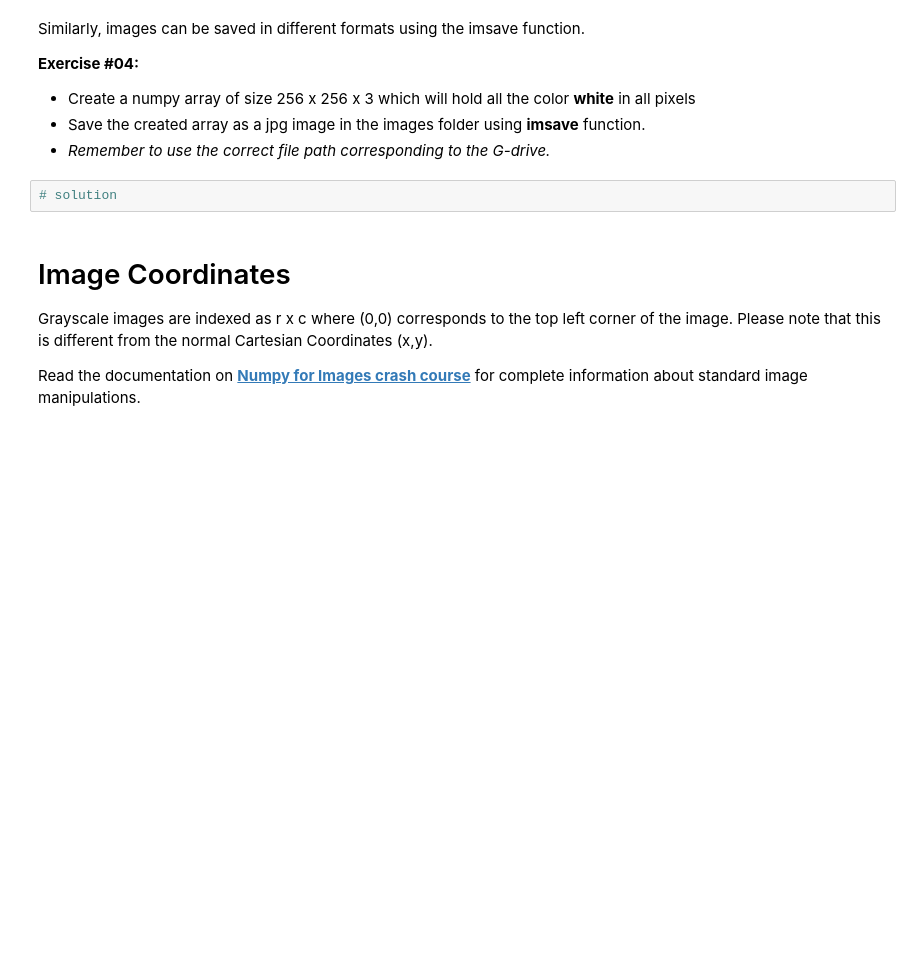
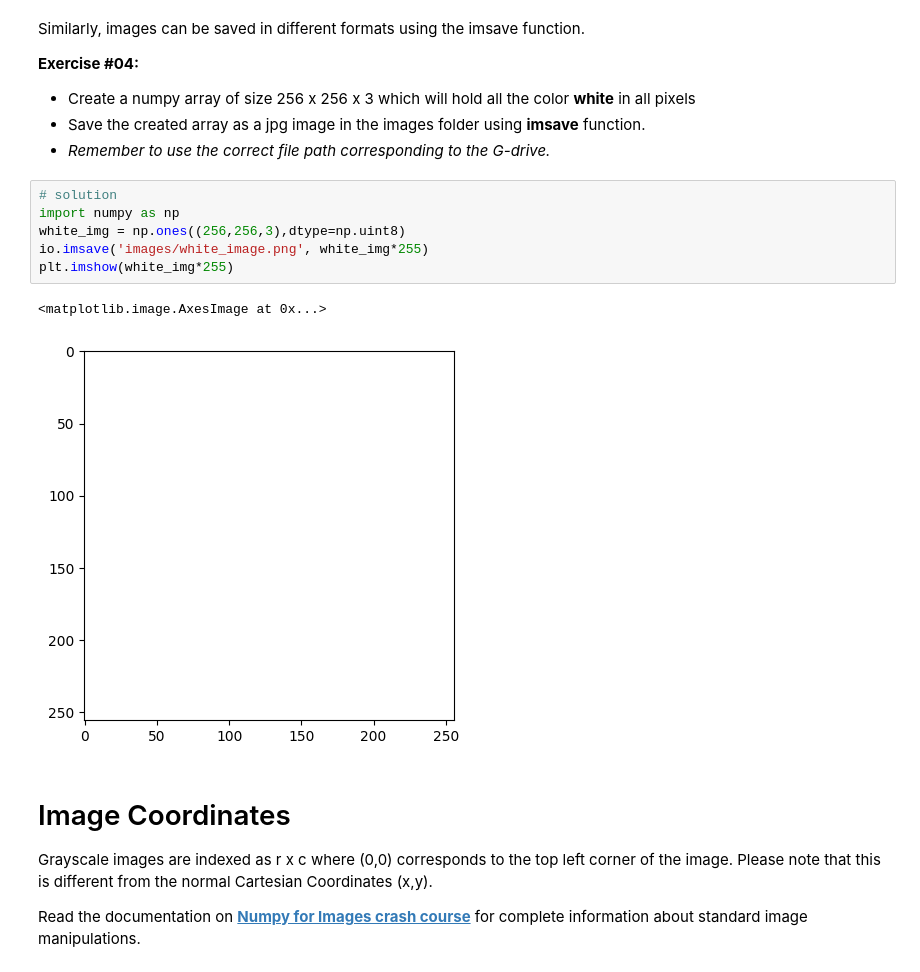
Before and after one commit to MarioROT/CV-MAI, a Jupyter notebook: Session 1/introduction_to_skimage.ipynb, the cells around one changed output. Saved outputs shown, nothing was run; the diff lists cells and outputs as text; blank space fills up the shorter version.

```diff
--- a/Session 1/introduction_to_skimage.ipynb
+++ b/Session 1/introduction_to_skimage.ipynb
@@ -113,8 +128,15 @@ Similarly, images can be saved in different formats using the imsave function.
 *   Create a numpy array of size 256 x 256 x 3 which will hold all the color **white** in all pixels
 *   Save the created array as a jpg image in the images folder using **imsave** function.
 *   *Remember to use the correct file path corresponding to the G-drive.*
-# %%
-# solution
+# %%
+# solution
+import numpy as np
+white_img = np.ones((256,256,3),dtype=np.uint8)
+io.imsave('images/white_image.png', white_img*255)
+plt.imshow(white_img*255)
+# %% [output]
+<matplotlib.image.AxesImage at 0x...>
+[figure, added]
 # %% [markdown]
 # Image Coordinates
 Grayscale images are indexed as r x c where (0,0) corresponds to the top left corner of the image. Please note that this is different from the normal Cartesian Coordinates (x,y).
```
Also changed, not shown: parts of 9 cells of this notebook.
